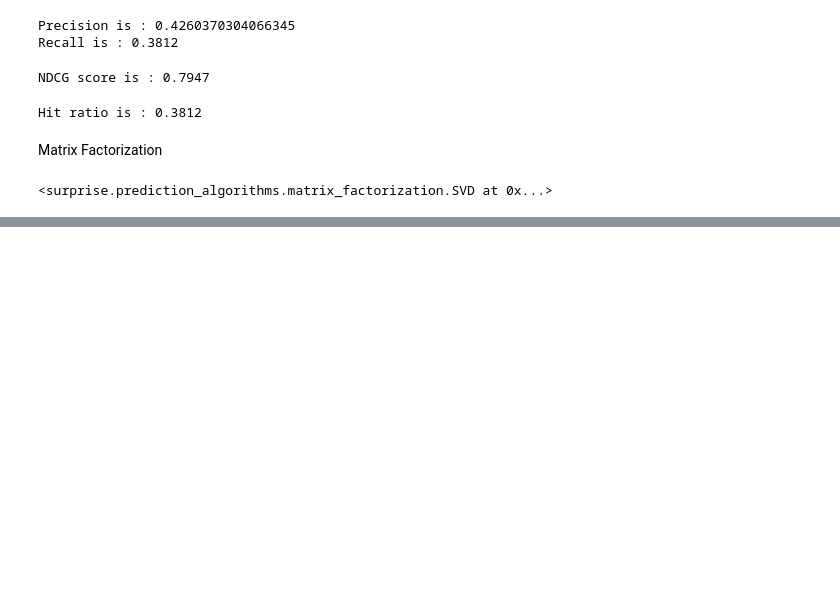
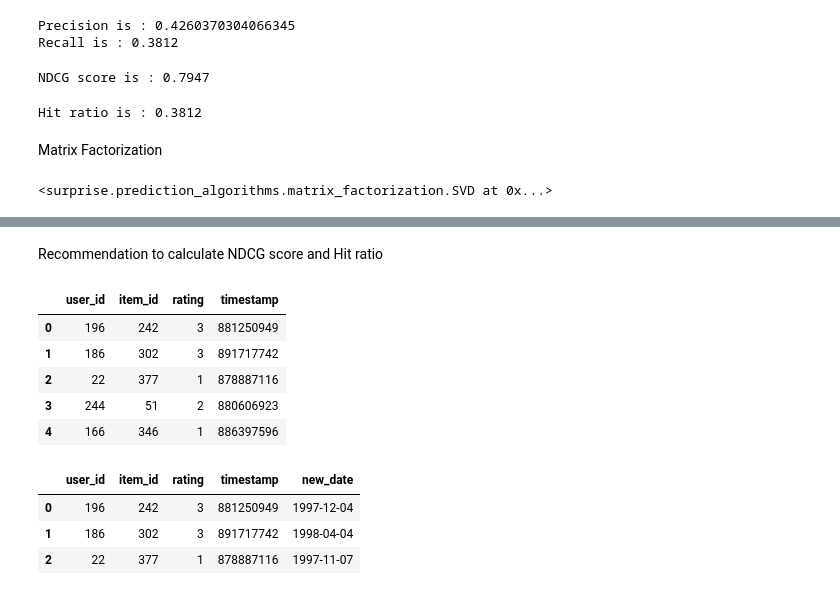
Before and after one commit to omerzzeybek9/Recommender-Systems-MovieLens-100k, a Jupyter notebook: recsystem.ipynb, the cells around one changed output, grey strips where cells are left out. Cells and saved outputs as stored; diff of their text form; code cells hidden in the pictures; blank space fills up the shorter version.

Commit message:
New features
Making recommendations and calculating ndcg and hit ratio by it

```diff
--- a/recsystem.ipynb
+++ b/recsystem.ipynb
@@ -305,0 +306,31 @@ Recall is : 0.4198
+# %% [markdown]
+Recommendation to calculate NDCG score and Hit ratio
+# %%
+#I'm gonna do it all over again from data reading to prepare it and split it
+import pandas as pd
+import numpy as np
+
+column_names = ["user_id", "item_id", "rating", "timestamp"]
+
+df = pd.read_csv("ml-100k/u.data", sep="\t", names=column_names)
+# %%
+df.head()
+# %% [output]
+|  | user_id | item_id | rating | timestamp |
+| 0 | 196 | 242 | 3 | 881250949 |
+| 1 | 186 | 302 | 3 | 891717742 |
+| 2 | 22 | 377 | 1 | 878887116 |
+| 3 | 244 | 51 | 2 | 880606923 |
+| 4 | 166 | 346 | 1 | 886397596 |
+# %%
+#I know that there is no null values so i skipped to the converting timestamp part
+from datetime import date
+
+df["new_date"] = df["timestamp"].apply(lambda x: date.fromtimestamp(x))
+
+df.head(3)
+# %% [output]
+|  | user_id | item_id | rating | timestamp | new_date |
+| 0 | 196 | 242 | 3 | 881250949 | 1997-12-04 |
+| 1 | 186 | 302 | 3 | 891717742 | 1998-04-04 |
+| 2 | 22 | 377 | 1 | 878887116 | 1997-11-07 |
```
Also changed, not shown: parts of 15 cells of this notebook.
